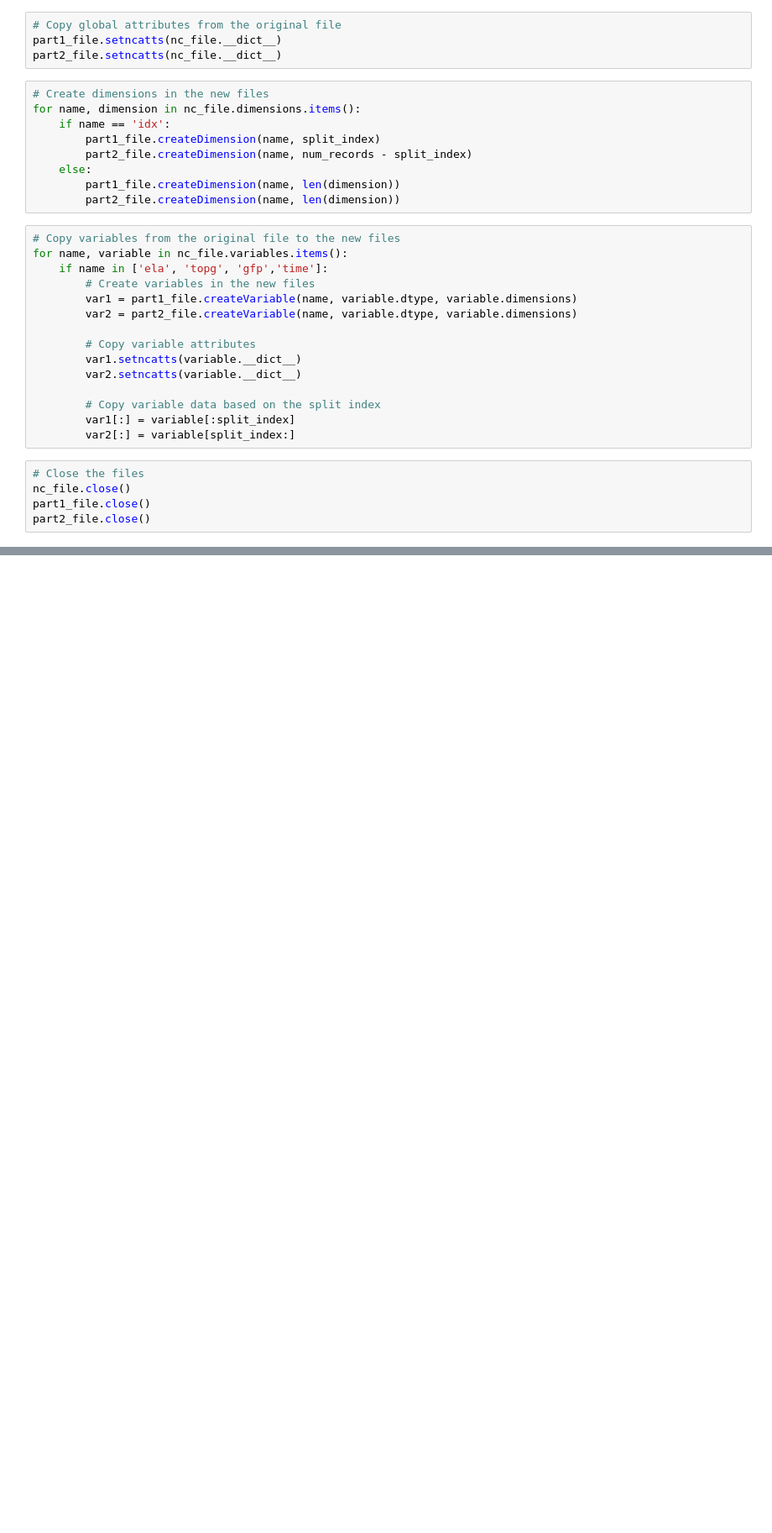
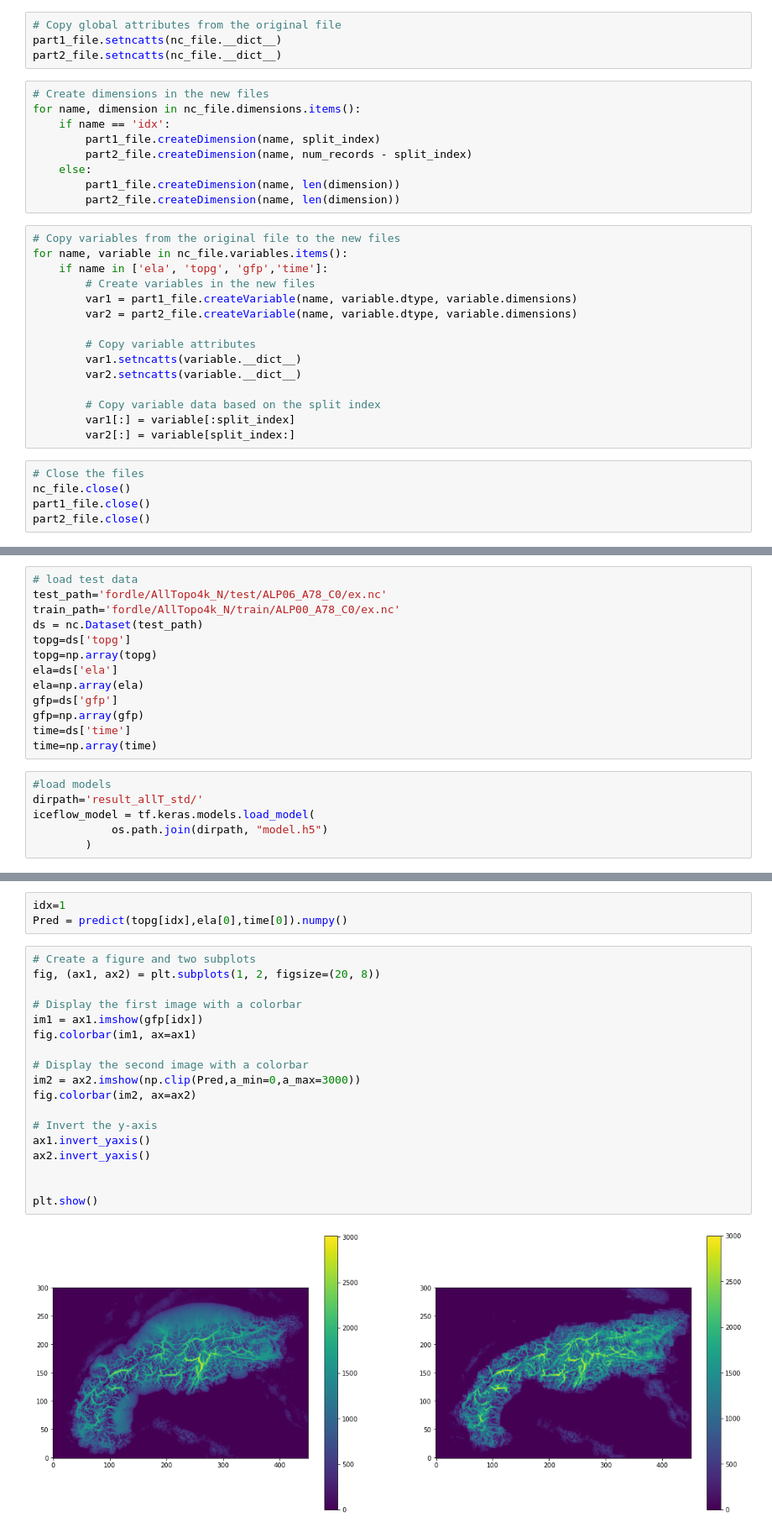
Before and after one commit to kejdilleshi/PaleoClimateRecon, a Jupyter notebook: Emulation/Emulation.ipynb, the cells around one changed output, grey strips where cells are left out. Shown: that part at 84% size. Drawn from its saved outputs; the diff is of its cells as text; blank space fills up the shorter version.

```diff
--- a/Emulation/Emulation.ipynb
+++ b/Emulation/Emulation.ipynb
@@ -50,0 +62,19 @@ part2_file.close()
+# %%
+# load test data
+test_path='fordle/AllTopo4k_N/test/ALP06_A78_C0/ex.nc'
+train_path='fordle/AllTopo4k_N/train/ALP00_A78_C0/ex.nc'
+ds = nc.Dataset(test_path)
+topg=ds['topg']
+topg=np.array(topg)
+ela=ds['ela']
+ela=np.array(ela)
+gfp=ds['gfp']
+gfp=np.array(gfp)
+time=ds['time']
+time=np.array(time)
+# %%
+#load models
+dirpath='result_allT_std/'
+iceflow_model = tf.keras.models.load_model(
+            os.path.join(dirpath, "model.h5")
+        )
@@ -50,0 +107,23 @@ part2_file.close()
+# %%
+idx=1
+Pred = predict(topg[idx],ela[0],time[0]).numpy()
+# %%
+# Create a figure and two subplots
+fig, (ax1, ax2) = plt.subplots(1, 2, figsize=(20, 8))
+
+# Display the first image with a colorbar
+im1 = ax1.imshow(gfp[idx])
+fig.colorbar(im1, ax=ax1)
+
+# Display the second image with a colorbar
+im2 = ax2.imshow(np.clip(Pred,a_min=0,a_max=3000))
+fig.colorbar(im2, ax=ax2)
+
+# Invert the y-axis
+ax1.invert_yaxis()
+ax2.invert_yaxis()
+
+
+plt.show()
+# %% [output]
+[figure, added]
```
Also changed, not shown: parts of 4 cells of this notebook, 49 other files.
